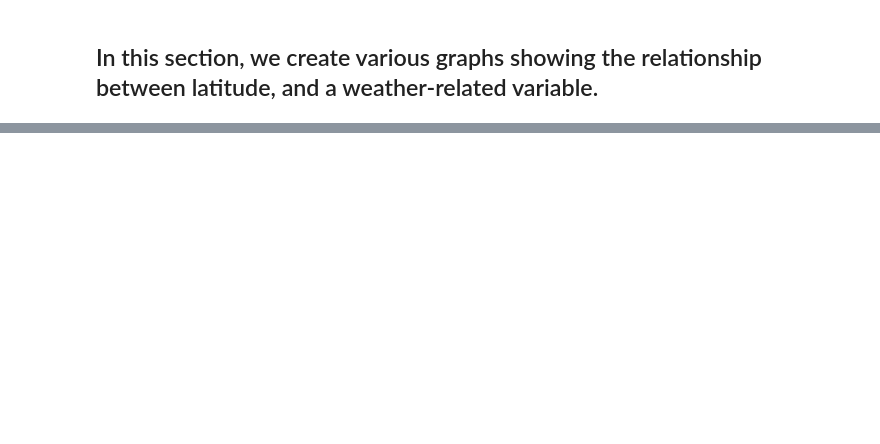
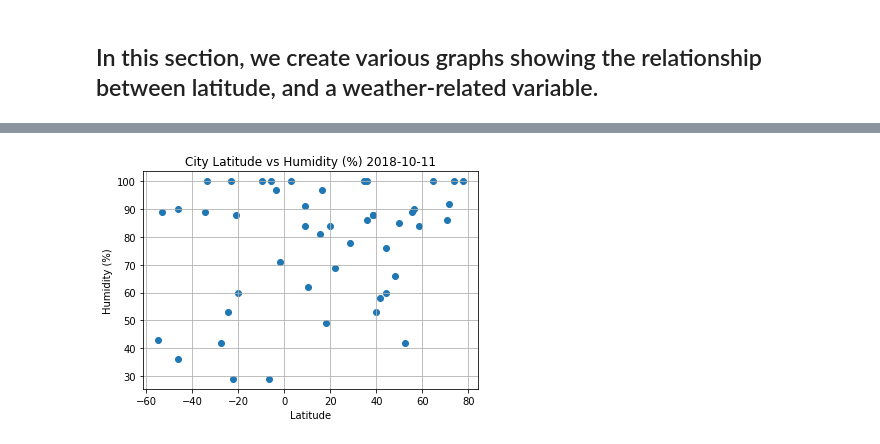
Before and after one commit to TylerTompa/6-APIs, a Jupyter notebook: Homework 6- APIs.ipynb, the cells around one changed output, grey strips where cells are left out. Saved outputs shown, nothing was run; the diff lists cells and outputs as text; code cells hidden in the pictures; blank space fills up the shorter version.

```diff
--- a/Homework 6- APIs.ipynb
+++ b/Homework 6- APIs.ipynb
@@ -271,10 +293,12 @@ NameError: name 'current_date' is not defined
 # %%
 # Here we create a graph showing the relationship between latitude, and the humidity for the day.
 plt.scatter(weather_data["Latitude"], weather_data["Humidity"])
-plt.title(f"City Latitude vs Humidity (%) {current_date}}")
+plt.title(f"City Latitude vs Humidity (%) {current_date}")
 plt.xlabel("Latitude")
 plt.ylabel("Humidity (%)")
 plt.grid()
+# %% [output]
+[figure, added]
 # %%
 # Here we create a graph showing the relationship between latitude and cloudiness for the day.
 plt.scatter(weather_data["Latitude"], weather_data["Cloudiness"])
```
Also changed, not shown: parts of 18 cells of this notebook.
